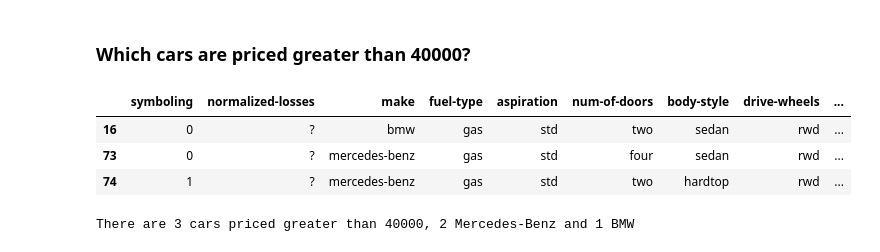
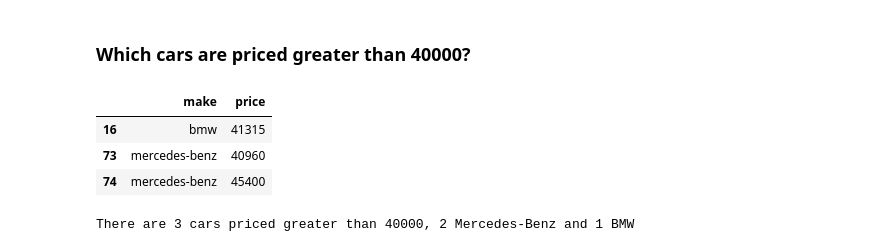
Before and after one commit to rufinsteve/Kaggle-Projects, a Jupyter notebook: Kaggle/Automobile-kaggle-dataset.ipynb, the cells around one changed output. Drawn from its saved outputs; the diff is of its cells as text; code cells hidden in the pictures.

```diff
--- a/Kaggle/Automobile-kaggle-dataset.ipynb
+++ b/Kaggle/Automobile-kaggle-dataset.ipynb
@@ -166,12 +166,12 @@ There are 70 hatchback cars in the dataset
 # %% [markdown]
 <h3> Which cars are priced greater than 40000?
 # %%
-df[df['price']>40000][['make']]
+df[df['price']>40000][['make','price']]
 # %% [output]
-|  | symboling | normalized-losses | make | fuel-type | aspiration | num-of-doors | body-style | drive-wheels | ... |
-| 16 | 0 | ? | bmw | gas | std | two | sedan | rwd | ... |
-| 73 | 0 | ? | mercedes-benz | gas | std | four | sedan | rwd | ... |
-| 74 | 1 | ? | mercedes-benz | gas | std | two | hardtop | rwd | ... |
+|  | make | price |
+| 16 | bmw | 41315 |
+| 73 | mercedes-benz | 40960 |
+| 74 | mercedes-benz | 45400 |
 # %%
 print('There are 3 cars priced greater than 40000, 2 Mercedes-Benz and 1 BMW')
 # %% [output]
```
Also changed, not shown: parts of 2 cells of this notebook.
